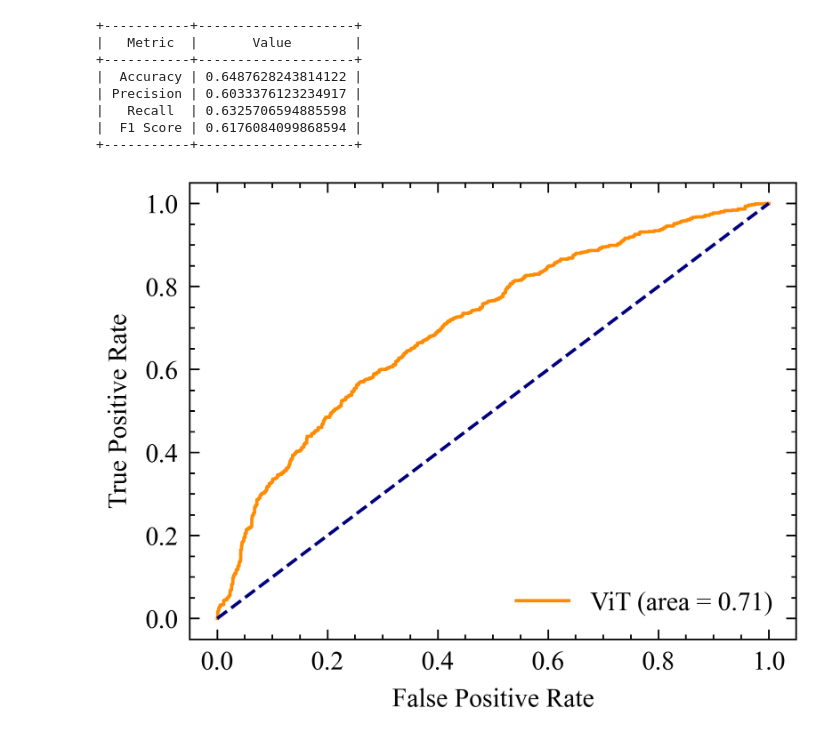
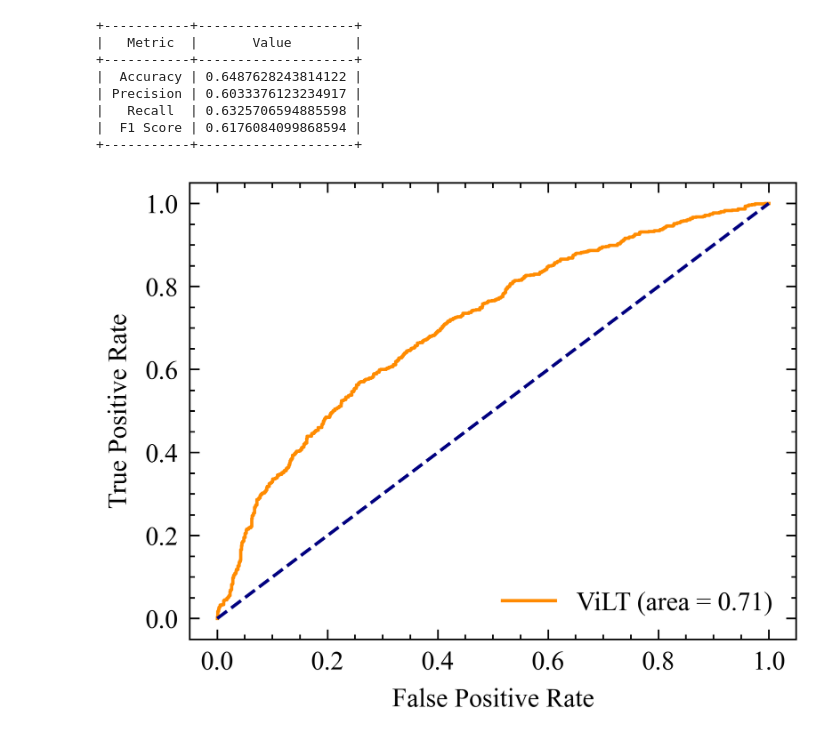
Before and after one commit to keyanUB/meme_models, a Jupyter notebook: vilt.ipynb, the cells around one changed output. Cells and saved outputs as stored; diff of their text form; code cells hidden in the pictures.

```diff
--- a/vilt.ipynb
+++ b/vilt.ipynb
@@ -326,31 +326,31 @@ thresholds_list = df_result['thresholds'].tolist()
 # %%
 # plot the roc curve
 import latex
 from sklearn.metrics import roc_curve, auc
 import matplotlib.pyplot as plt
 import scienceplots
 
 plt.style.use(['science','ieee', 'no-latex'])
 
 plt.rcParams.update({
     "font.family": "serif",
     # Use LaTeX default serif font.
     "font.serif": ["Times New Roman"],
     # Use specific cursive fonts.
     "font.cursive": ["Comic Neue", "Times New Roman"],
 })
 # plt.rcParams['font.family'] = 'serif'
 # plt.rcParams['font.serif'] = ['Times New Roman'] + plt.rcParams['font.serif']
 # # lw = 2
-plt.plot(fpr, tpr, color='darkorange', label='ViT (area = %0.2f)' % auc(fpr, tpr))
+plt.plot(fpr, tpr, color='darkorange', label='ViLT (area = %0.2f)' % auc(fpr, tpr))
 plt.plot([0, 1], [0, 1], color='navy', linestyle='--')
 # plt.xlim([0.0, 1.0])
 # plt.ylim([0.0, 1.05])
 plt.xlabel('False Positive Rate')
 plt.ylabel('True Positive Rate')
 plt.legend(loc="lower right")
 # plt.title('Receiver operating characteristic example')
 # plt.show()
 plt.savefig('roc_curve.pdf')
 # %% [output]
-[figure, old version]
+[figure, new version]
```
Also changed, not shown: 6 other files.
